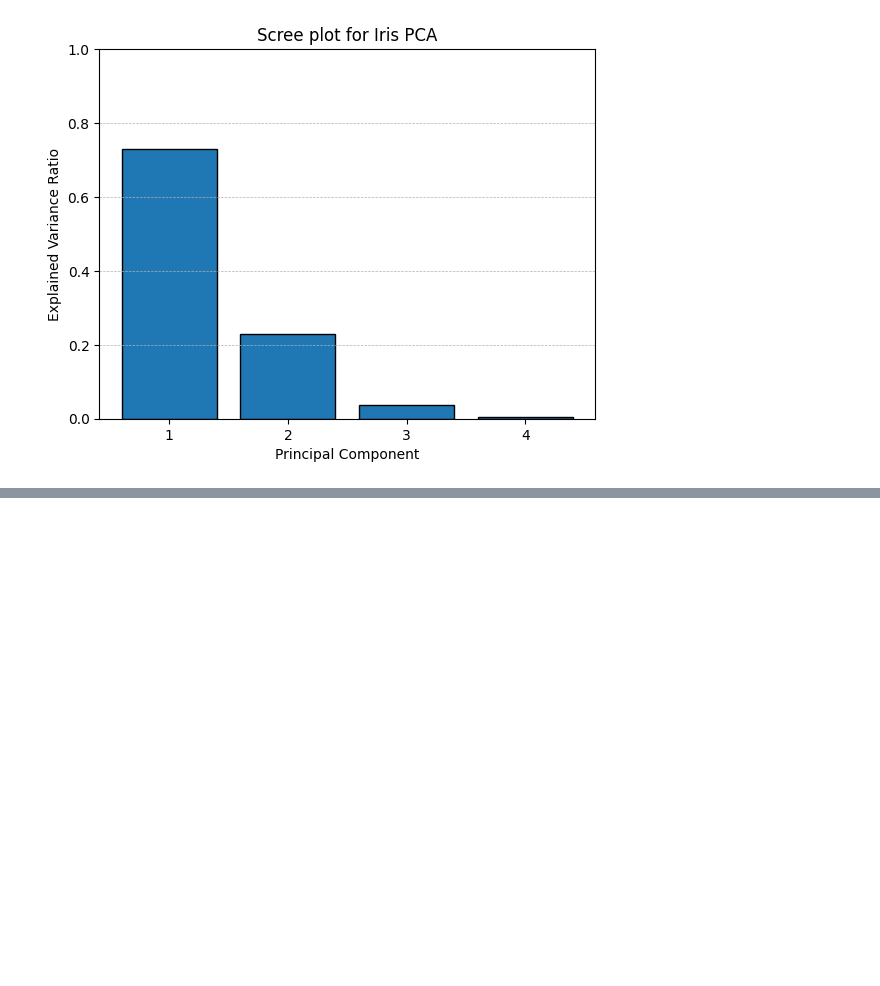
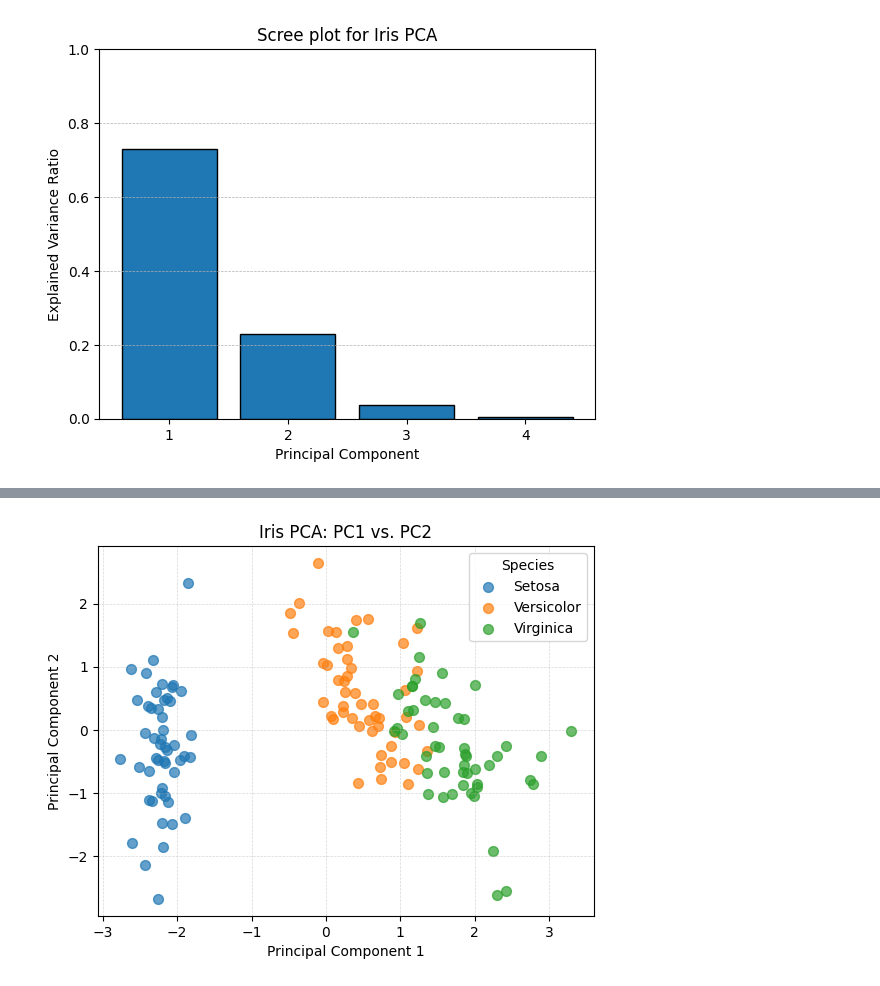
Before and after one commit to Arian-Vaezi/PCA, a Jupyter notebook: notebooks/PCA.ipynb, the cells around one changed output, grey strips where cells are left out. Saved outputs shown, nothing was run; the diff lists cells and outputs as text; code cells hidden in the pictures; blank space fills up the shorter version.

Commit message:
Ploting the PCA COlored by species

```diff
--- a/notebooks/PCA.ipynb
+++ b/notebooks/PCA.ipynb
@@ -120,0 +124,10 @@ plt.show()
+# %%
+P=eigvecs[:,:2]
+print(P.shape)
+X_pca=X@P
+X_pca.columns = ['PC1','PC2']
+
+
+df_pca=pd.DataFrame(X_pca,columns=['PC1','PC2'])
+df_pca['Species']=y.values
+print(df_pca)
@@ -120,0 +150,21 @@ plt.show()
+# %%
+plt.figure()
+for sp in df_pca['Species'].unique():
+    subset=df_pca[df_pca['Species']==sp]
+    plt.scatter(
+        subset['PC1'],subset['PC2'],
+        s=50,
+        alpha=0.7,
+        label=sp
+    )
+
+plt.xlabel('Principal Component 1')
+plt.ylabel('Principal Component 2')
+plt.title('Iris PCA: PC1 vs. PC2')
+plt.legend(title='Species')
+plt.grid(axis='both', linestyle='--', linewidth=0.5, alpha=0.5)
+
+plt.savefig('../imgs/iris_pca_scatter.png', bbox_inches='tight')
+plt.show()
+# %% [output]
+[figure, added]
```
Also changed, not shown: parts of 3 cells of this notebook, 1 other file.
